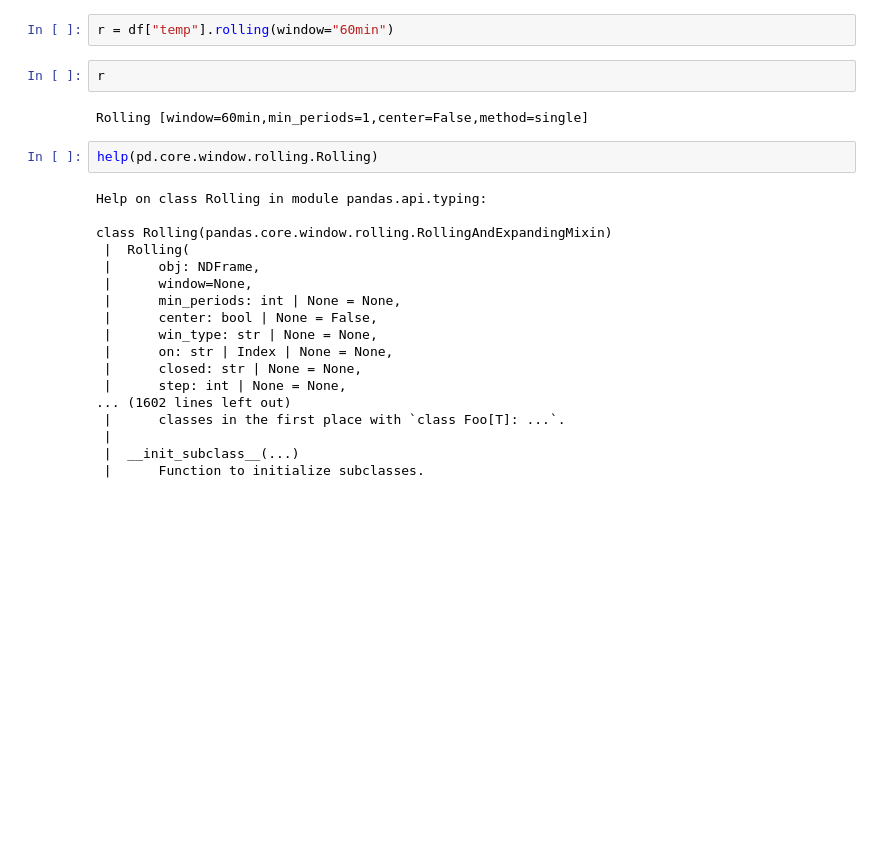
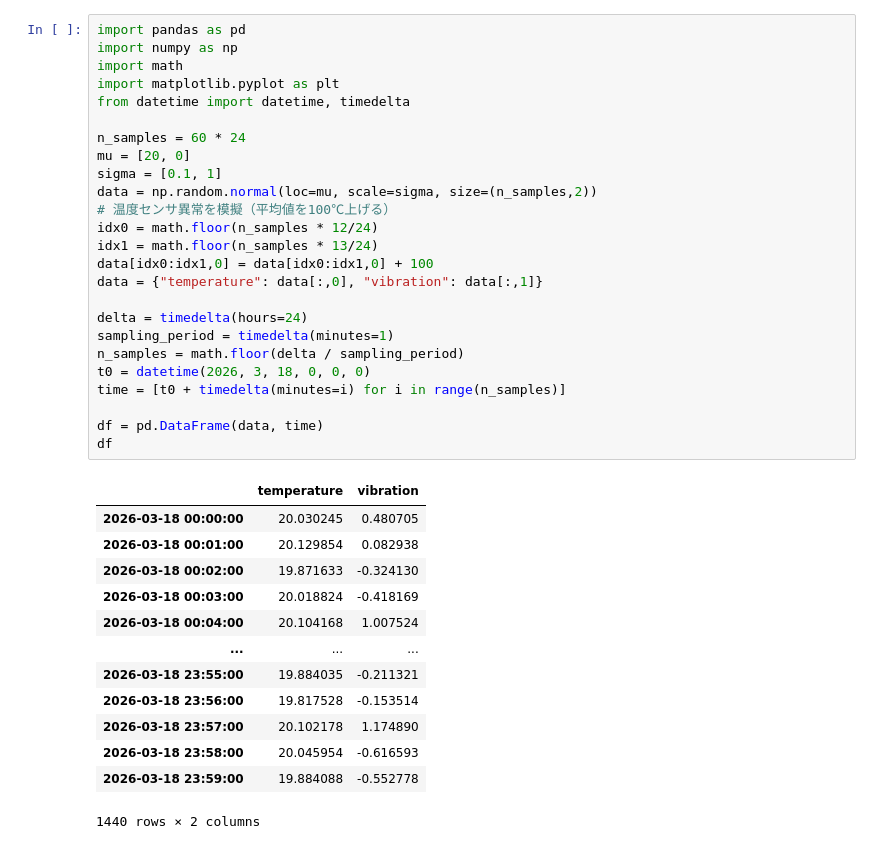
Before and after one commit to kakabori/anomaly_detection, a Jupyter notebook: my_script.ipynb, the cells around one changed output. Cells and saved outputs as stored; diff of their text form; blank space fills up the shorter version.

```diff
--- a/my_script.ipynb
+++ b/my_script.ipynb
@@ -38,26 +1,39 @@ df.head()
-# %%
-r = df["temp"].rolling(window="60min")
-# %%
-r
-# %% [output]
-Rolling [window=60min,min_periods=1,center=False,method=single]
-# %%
-help(pd.core.window.rolling.Rolling)
-# %% [output]
-Help on class Rolling in module pandas.api.typing:
-
-class Rolling(pandas.core.window.rolling.RollingAndExpandingMixin)
- |  Rolling(
- |      obj: NDFrame,
- |      window=None,
- |      min_periods: int | None = None,
- |      center: bool | None = False,
- |      win_type: str | None = None,
- |      on: str | Index | None = None,
- |      closed: str | None = None,
- |      step: int | None = None,
-... (1602 lines left out)
- |      classes in the first place with `class Foo[T]: ...`.
- |
- |  __init_subclass__(...)
- |      Function to initialize subclasses.
+# %%
+import pandas as pd
+import numpy as np
+import math
+import matplotlib.pyplot as plt
+from datetime import datetime, timedelta
+
+n_samples = 60 * 24
+mu = [20, 0]
+sigma = [0.1, 1]
+data = np.random.normal(loc=mu, scale=sigma, size=(n_samples,2))
+# 温度センサ異常を模擬（平均値を100℃上げる）
+idx0 = math.floor(n_samples * 12/24)
+idx1 = math.floor(n_samples * 13/24)
+data[idx0:idx1,0] = data[idx0:idx1,0] + 100
+data = {"temperature": data[:,0], "vibration": data[:,1]}
+
+delta = timedelta(hours=24)
+sampling_period = timedelta(minutes=1)
+n_samples = math.floor(delta / sampling_period)
+t0 = datetime(2026, 3, 18, 0, 0, 0)
+time = [t0 + timedelta(minutes=i) for i in range(n_samples)]
+
+df = pd.DataFrame(data, time)
+df
+# %% [output]
+|  | temperature | vibration |
+| 2026-03-18 00:00:00 | 20.030245 | 0.480705 |
+| 2026-03-18 00:01:00 | 20.129854 | 0.082938 |
+| 2026-03-18 00:02:00 | 19.871633 | -0.324130 |
+| 2026-03-18 00:03:00 | 20.018824 | -0.418169 |
+| 2026-03-18 00:04:00 | 20.104168 | 1.007524 |
+| ... | ... | ... |
+| 2026-03-18 23:55:00 | 19.884035 | -0.211321 |
+| 2026-03-18 23:56:00 | 19.817528 | -0.153514 |
+| 2026-03-18 23:57:00 | 20.102178 | 1.174890 |
+| 2026-03-18 23:58:00 | 20.045954 | -0.616593 |
+| 2026-03-18 23:59:00 | 19.884088 | -0.552778 |
+1440 rows × 2 columns
```
Also changed, not shown: parts of 8 cells of this notebook, 2 other files.
